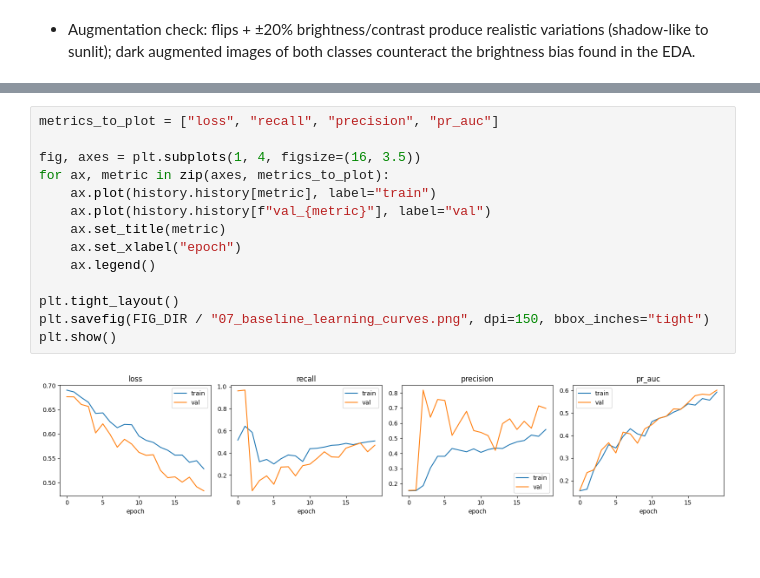
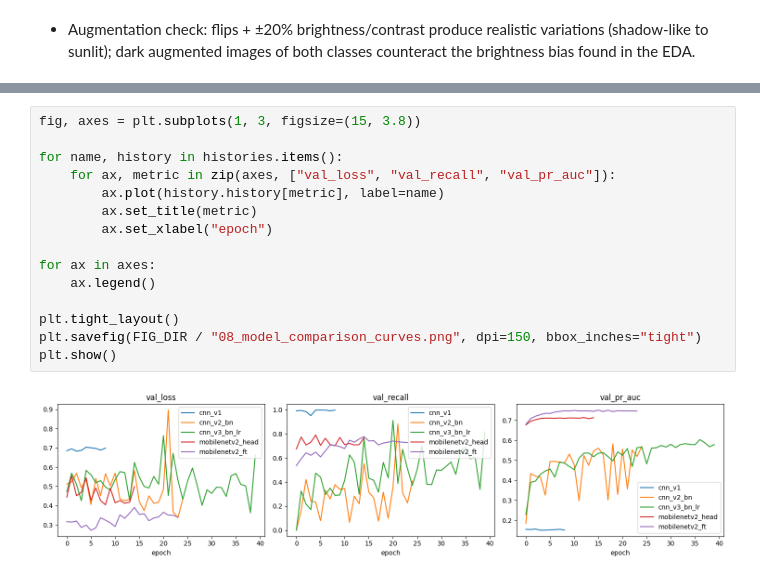
Before and after one commit to ZerihunWaje/deck-crack-detection, a Jupyter notebook: notebooks/02_training.ipynb, the cells around one changed output, grey strips where cells are left out. Cells and saved outputs as stored; diff of their text form; blank space fills up the shorter version.

```diff
--- a/notebooks/02_training.ipynb
+++ b/notebooks/02_training.ipynb
@@ -208,19 +264,20 @@ Epoch 20/20
-# %%
-metrics_to_plot = ["loss", "recall", "precision", "pr_auc"]
-
-fig, axes = plt.subplots(1, 4, figsize=(16, 3.5))
-for ax, metric in zip(axes, metrics_to_plot):
-    ax.plot(history.history[metric], label="train")
-    ax.plot(history.history[f"val_{metric}"], label="val")
-    ax.set_title(metric)
-    ax.set_xlabel("epoch")
-    ax.legend()
-
-plt.tight_layout()
-plt.savefig(FIG_DIR / "07_baseline_learning_curves.png", dpi=150, bbox_inches="tight")
-plt.show()
-# %% [output]
-[figure, removed]
+# %%
+fig, axes = plt.subplots(1, 3, figsize=(15, 3.8))
+
+for name, history in histories.items():
+    for ax, metric in zip(axes, ["val_loss", "val_recall", "val_pr_auc"]):
+        ax.plot(history.history[metric], label=name)
+        ax.set_title(metric)
+        ax.set_xlabel("epoch")
+
+for ax in axes:
+    ax.legend()
+
+plt.tight_layout()
+plt.savefig(FIG_DIR / "08_model_comparison_curves.png", dpi=150, bbox_inches="tight")
+plt.show()
+# %% [output]
+[figure, added]
 # %%
 metrics_to_plot = ["loss", "recall", "precision", "pr_auc"]
 
```
Also changed, not shown: parts of 28 cells of this notebook.
